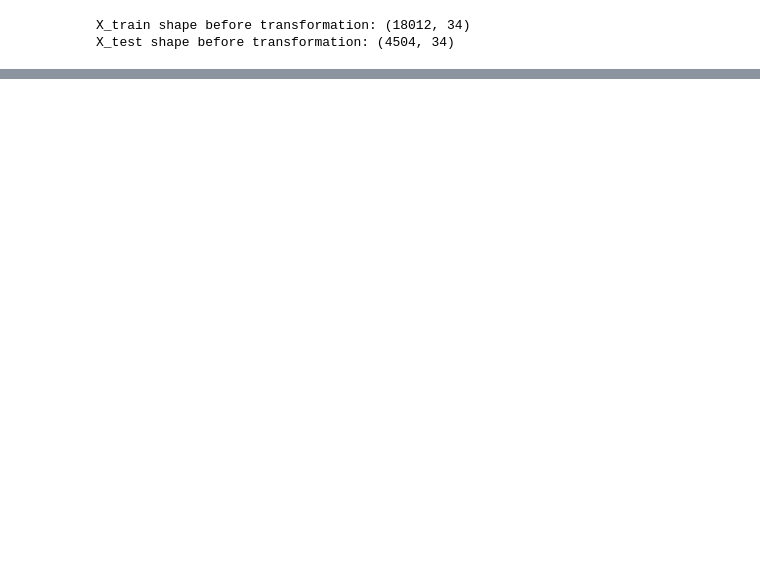
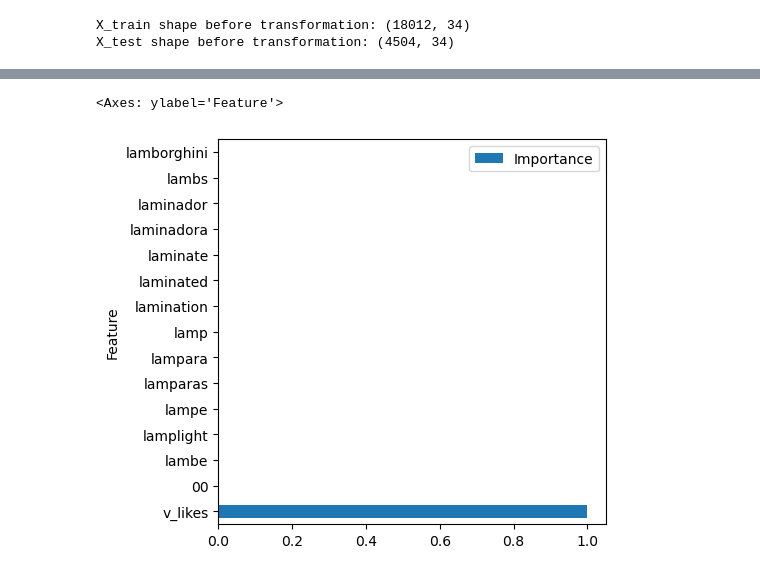
Before and after one commit to YannisPapa/Project-4, a Jupyter notebook: bi_gram_amy.ipynb, the cells around one changed output, grey strips where cells are left out. Saved outputs shown, nothing was run; the diff lists cells and outputs as text; code cells hidden in the pictures; blank space fills up the shorter version.

```diff
--- a/bi_gram_amy.ipynb
+++ b/bi_gram_amy.ipynb
@@ -71,7 +72,7 @@ videos_df_2['v_date_publishedAt'] = videos_df_2['v_date_publishedAt'].astype('da
 videos_df_2['v_time_publishedAt'] = videos_df_2['v_time_publishedAt'].astype('datetime64[s]')
 
 videos_df_2['v_year'] = videos_df_2['v_date_publishedAt'].dt.year
-videos_df_2['v_mont'] = videos_df_2['v_date_publishedAt'].dt.month
+videos_df_2['v_month'] = videos_df_2['v_date_publishedAt'].dt.month
 videos_df_2['v_day'] = videos_df_2['v_date_publishedAt'].dt.day
 videos_df_2['v_hour'] = videos_df_2['v_time_publishedAt'].dt.hour
 videos_df_2['v_minute'] = videos_df_2['v_time_publishedAt'].dt.minute
@@ -350,6 +300,0 @@ Combined test shape: (4504, 24267)
-# %%
-# DecisionTreeClassifier, DecisionTreeRegressor
-# RandomForestRegressor, RandomForestClassifier
-
-model = RandomForestClassifier(random_state=42)
-model.fit(X_train_combined, y_train)
@@ -511,0 +321,3 @@ Best Cross-Validation Score: 0.7052515925790142
+# %%
+l = list(text_transformer.get_feature_names_out()) + numeric_columns
+l[-5:]
@@ -511,0 +332,20 @@ Best Cross-Validation Score: 0.7052515925790142
+# %%
+# DecisionTreeClassifier, DecisionTreeRegressor
+# RandomForestRegressor, RandomForestClassifier
+
+modelr = RandomForestClassifier(random_state=42, max_depth=15, max_features=None, max_leaf_nodes=3,
+                       n_estimators=25)
+
+# RandomForestClassifier(max_depth=15, max_features=None, max_leaf_nodes=3,
+#                        n_estimators=25)
+modelr.fit(X_train_combined, y_train)
+
+y_pred = modelr.predict(X_test_combined)
+
+accuracy = accuracy_score(y_test, y_pred)
+print(f"Accuracy: {accuracy*100:.3f}%")
+
+feature_importances = modelr.feature_importances_
+
+importance_dfr = pd.DataFrame({'Feature': l, 'Importance': feature_importances})
+importance_dfr = importance_dfr.sort_values(by='Importance', ascending=False)
@@ -511,0 +374,11 @@ Best Cross-Validation Score: 0.7052515925790142
+# %%
+
+importance_dfr.nlargest(15, columns='Importance').plot(
+    kind='barh',
+    figsize=(5, 5),
+    x='Feature',  # Make sure the 'feature' column is used for the x-axis
+    y='Importance'  # And 'Importance' for the y-axis
+)
+# %% [output]
+<Axes: ylabel='Feature'>
+[figure, added]
```
Also changed, not shown: parts of 46 cells of this notebook.
